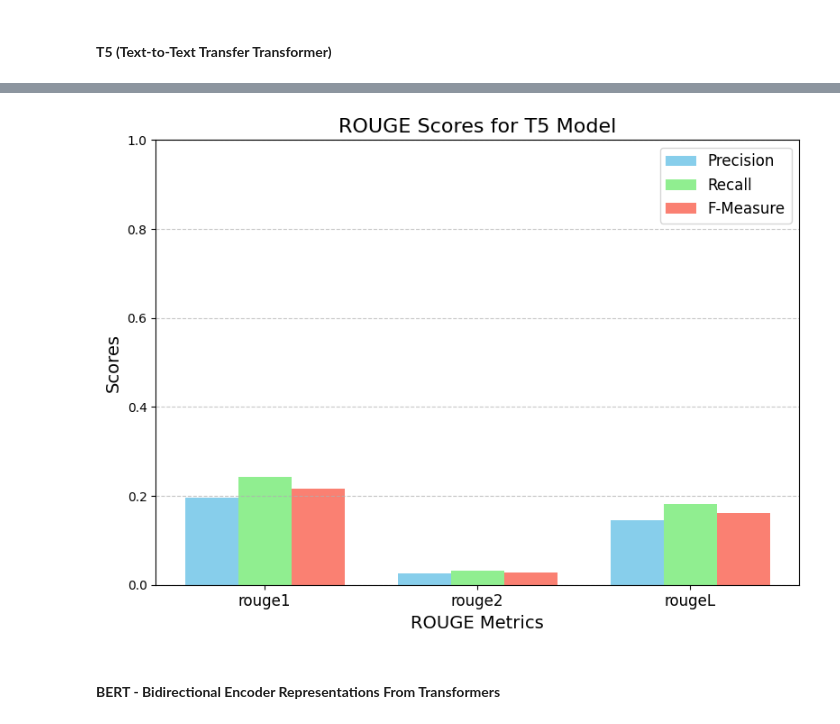
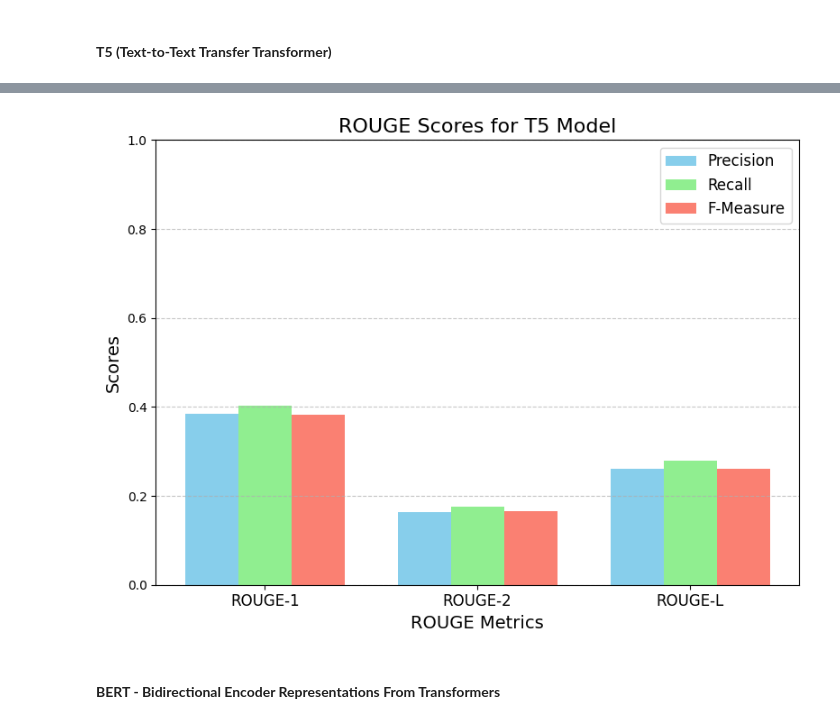
Before and after one commit to SHARONZACHARIA/DS-Project_BERT_NLP, a Jupyter notebook: text_summarization_project/notebooks/Bert_NLP_Text_Project_Updated.ipynb, the cells around one changed output, grey strips where cells are left out. Saved outputs shown, nothing was run; the diff lists cells and outputs as text; code cells hidden in the pictures.

```diff
--- a/text_summarization_project/notebooks/Bert_NLP_Text_Project_Updated.ipynb
+++ b/text_summarization_project/notebooks/Bert_NLP_Text_Project_Updated.ipynb
@@ -167,7 +174,7 @@ Inference_times={}
 ####  **Bag of Words**
 # %%
 # Bag of Words Summarization
-def summarize_with_bow(article_text, num_sentences=5):
+def summarize_with_bow(article_text, num_sentences=2):
     # Split article into sentences
     sentences = nltk.sent_tokenize(article_text)
     # Preprocess sentences
@@ -189,10 +196,6 @@ def summarize_with_bow(article_text, num_sentences=5):
     summary = " ".join(selected_sentences)
     return summary
 
-# Load dataset
-data = load_cnn_daily_mail_dataset(csv_path)
-example_article = data[1]["article"]
-
 # Generate summary for an example article
 start_time = time.time()
 summary = summarize_with_bow(example_article)
@@ -256,7 +310,7 @@ plot_rouge_BoW(Calculate_Rouge_Bow(Bow_summary,original_summary))
 from sklearn.feature_extraction.text import TfidfVectorizer
 from sklearn.metrics.pairwise import cosine_similarity
 #  TF-IDF
-def summarize_with_tfidf(article_text, num_sentences=5):
+def summarize_with_tfidf(article_text, num_sentences=2):
     # Split article into sentences
     sentences = nltk.sent_tokenize(article_text)
     # Preprocess sentences
@@ -279,13 +333,13 @@ def summarize_with_tfidf(article_text, num_sentences=5):
     return summary
 
 # Generate summary
-example_article = data_samples[1]["article"]
 start_time = time.time()
 summary = summarize_with_tfidf(example_article)
 end_time = time.time()
 TF_IDF_Inference_time = end_time - start_time
 Inference_times['TF-IDF'] = TF_IDF_Inference_time
 print(f"Time taken: {end_time - start_time} seconds")
+
 # print("Original Article:", example_article)
 print("Generated Summary:", summary)
 # %% [output]
@@ -417,9 +527,9 @@ def summerize_with_T5(article_text):
           top_p=0.8,
           num_beams=4,
       )
-    end_time = time.time()
+    # end_time = time.time()
     T5_inference_time = end_time - start_time
-    print(f"Time taken: {T5_inference_time} seconds")
+    # print(f"Time taken: {T5_inference_time} seconds")
     Inference_times['T5'] = T5_inference_time
     summary = tokenizer.decode(outputs[0], skip_special_tokens=True)
     return summary
@@ -431,4 +589,3 @@ def Calculate_Rouge_T5(T5_summary,Original_summary):
 # %%
 T5_Summary = summerize_with_T5(example_article)
-print(Calculate_Rouge_T5(T5_Summary,original_summary))
-print(T5_Summary)
+avg_T5_rouge = Calculate_Rouge_T5(val_data)
@@ -439,36 +592,42 @@ Jockey Lewis Ferguson, 18, survived a spectacular fall from Merrion Square. The
 # %%
 def plot_rouge_T5(rouge_scores):
-    metrics = ['rouge1', 'rouge2', 'rougeL']
-    precision = [rouge_scores[metric].precision for metric in metrics]
-    recall = [rouge_scores[metric].recall for metric in metrics]
-    fmeasure = [rouge_scores[metric].fmeasure for metric in metrics]
+
+    # ROUGE metrics
+    metrics = ['ROUGE-1', 'ROUGE-2', 'ROUGE-L']
+
+    # Extract precision, recall, and fmeasure scores
+    precision = [rouge_scores[metric]['precision'] for metric in metrics]
+    recall = [rouge_scores[metric]['recall'] for metric in metrics]
+    fmeasure = [rouge_scores[metric]['fmeasure'] for metric in metrics]
 
     # Set up the bar width and positions
     bar_width = 0.25
     x = np.arange(len(metrics))  # Positions for the bars
 
     # Plot the bars
     plt.figure(figsize=(8, 6))
     plt.bar(x - bar_width, precision, width=bar_width, label='Precision', color='skyblue')
     plt.bar(x, recall, width=bar_width, label='Recall', color='lightgreen')
     plt.bar(x + bar_width, fmeasure, width=bar_width, label='F-Measure', color='salmon')
 
     # Add labels and title
     plt.xticks(x, metrics, fontsize=12)
     plt.xlabel("ROUGE Metrics", fontsize=14)
     plt.ylabel("Scores", fontsize=14)
     plt.title("ROUGE Scores for T5 Model", fontsize=16)
     plt.legend(fontsize=12)
     plt.ylim(0, 1)
     plt.grid(axis='y', linestyle='--', alpha=0.7)
     plt.tight_layout()
 
     # Show the plot
     plt.show()
 
-plot_rouge_T5(Calculate_Rouge_T5(T5_Summary,original_summary))
+# Example usage:
+# Assuming `avg_scores` is the output of `Calculate_Rouge_Bow`
+plot_rouge_T5(avg_T5_rouge)
 # %% [output]
-[figure, old version]
+[figure, new version]
 # %% [markdown]
 #### **BERT - Bidirectional Encoder Representations From Transformers**
 # %%
```
Also changed, not shown: parts of 21 cells of this notebook.
